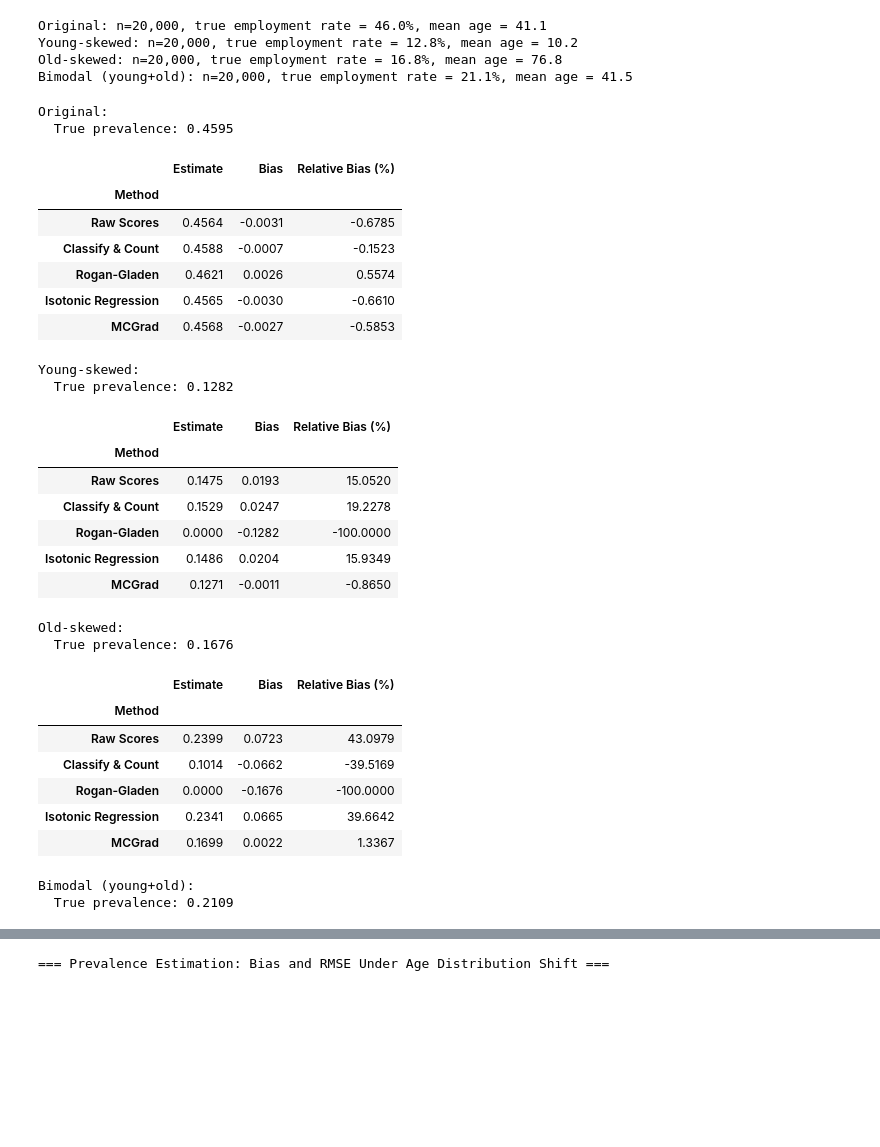
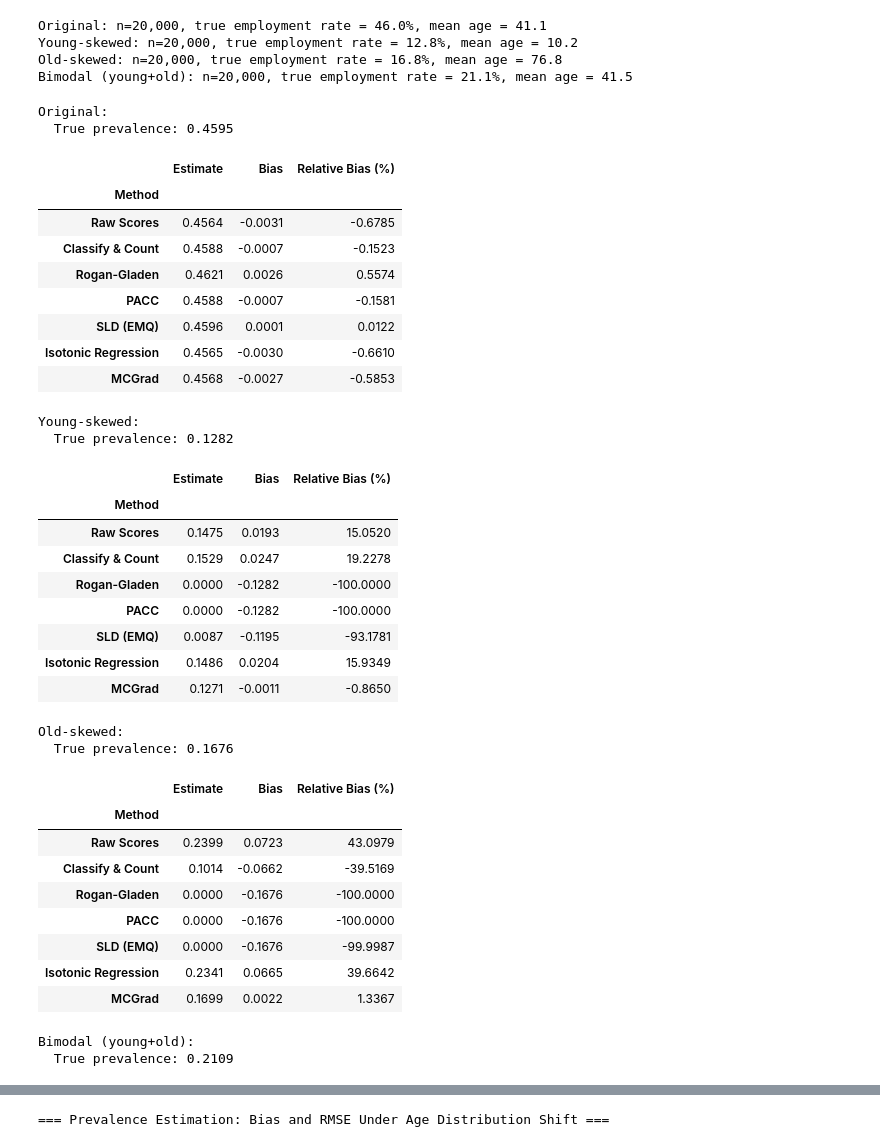
Before and after one commit to facebookresearch/multicalibrated_llm_measurement, a Jupyter notebook: acs_analysis/acs_exploration.ipynb, the cells around one changed output, grey strips where cells are left out. Saved outputs shown, nothing was run; the diff lists cells and outputs as text; code cells hidden in the pictures; blank space fills up the shorter version.

```diff
--- a/acs_analysis/acs_exploration.ipynb
+++ b/acs_analysis/acs_exploration.ipynb
@@ -224,6 +224,16 @@ print(f"\nCalibration set error rates at threshold={THRESHOLD:.4f}:")
 print(f"  TPR (sensitivity): {calibration_tpr:.4f}")
 print(f"  FPR (1-specificity): {calibration_fpr:.4f}")
 
+# PACC calibration parameters: E[h(X)|Y=1] and E[h(X)|Y=0] using continuous scores
+PACC_POS_MEAN = calibration_df[calibration_df[LABEL_COLUMN] == 1][BASE_MODEL_COL].mean()
+PACC_NEG_MEAN = calibration_df[calibration_df[LABEL_COLUMN] == 0][BASE_MODEL_COL].mean()
+SOURCE_PREVALENCE = calibration_df[LABEL_COLUMN].mean()
+
+print(f"\nPACC parameters (soft-score Rogan-Gladen):")
+print(f"  E[h(X)|Y=1]: {PACC_POS_MEAN:.4f}")
+print(f"  E[h(X)|Y=0]: {PACC_NEG_MEAN:.4f}")
+print(f"\nSource prevalence for SLD: {SOURCE_PREVALENCE:.4f}")
+
 # Verify: at this threshold, apparent prevalence should match true prevalence
 apparent_prev = (calibration_df[BASE_MODEL_COL] >= THRESHOLD).mean()
 true_prev = calibration_df[LABEL_COLUMN].mean()
@@ -424,30 +490,35 @@ Bimodal (young+old): n=20,000, true employment rate = 21.1%, mean age = 41.5
 # %%
 # Compute prevalence estimates for each synthetic population
 synthetic_results = {}
 
 for scenario_label, syn_df in synthetic_populations.items():
     estimates = compute_all_prevalence_estimates(
         target_df=syn_df,
         base_col=BASE_MODEL_COL,
         ir_col=IR_COL,
         mcgrad_col=MCGRAD_COL,
         label_col=LABEL_COLUMN,
         cal_tpr=calibration_tpr,
         cal_fpr=calibration_fpr,
+        pacc_pos_mean=PACC_POS_MEAN,
+        pacc_neg_mean=PACC_NEG_MEAN,
+        source_prevalence=SOURCE_PREVALENCE,
         threshold=THRESHOLD,
     )
     synthetic_results[scenario_label] = estimates
     print(f"\n{scenario_label}:")
     print(f"  True prevalence: {estimates['True Prevalence']:.4f}")
     display(compute_bias_table(estimates).round(4))
 # %% [output]
 Original:
   True prevalence: 0.4595
 |  | Estimate | Bias | Relative Bias (%) |
 | Method |  |  |  |
 | Raw Scores | 0.4564 | -0.0031 | -0.6785 |
 | Classify & Count | 0.4588 | -0.0007 | -0.1523 |
 | Rogan-Gladen | 0.4621 | 0.0026 | 0.5574 |
+| PACC | 0.4588 | -0.0007 | -0.1581 |
+| SLD (EMQ) | 0.4596 | 0.0001 | 0.0122 |
 | Isotonic Regression | 0.4565 | -0.0030 | -0.6610 |
 | MCGrad | 0.4568 | -0.0027 | -0.5853 |
 Young-skewed:
@@ -457,6 +528,8 @@ Young-skewed:
 | Raw Scores | 0.1475 | 0.0193 | 15.0520 |
 | Classify & Count | 0.1529 | 0.0247 | 19.2278 |
 | Rogan-Gladen | 0.0000 | -0.1282 | -100.0000 |
+| PACC | 0.0000 | -0.1282 | -100.0000 |
+| SLD (EMQ) | 0.0087 | -0.1195 | -93.1781 |
 | Isotonic Regression | 0.1486 | 0.0204 | 15.9349 |
 | MCGrad | 0.1271 | -0.0011 | -0.8650 |
 Old-skewed:
@@ -466,6 +539,8 @@ Old-skewed:
 | Raw Scores | 0.2399 | 0.0723 | 43.0979 |
 | Classify & Count | 0.1014 | -0.0662 | -39.5169 |
 | Rogan-Gladen | 0.0000 | -0.1676 | -100.0000 |
+| PACC | 0.0000 | -0.1676 | -100.0000 |
+| SLD (EMQ) | 0.0000 | -0.1676 | -99.9987 |
 | Isotonic Regression | 0.2341 | 0.0665 | 39.6642 |
 | MCGrad | 0.1699 | 0.0022 | 1.3367 |
 Bimodal (young+old):
```
Also changed, not shown: parts of 6 cells of this notebook, 6 other files.
